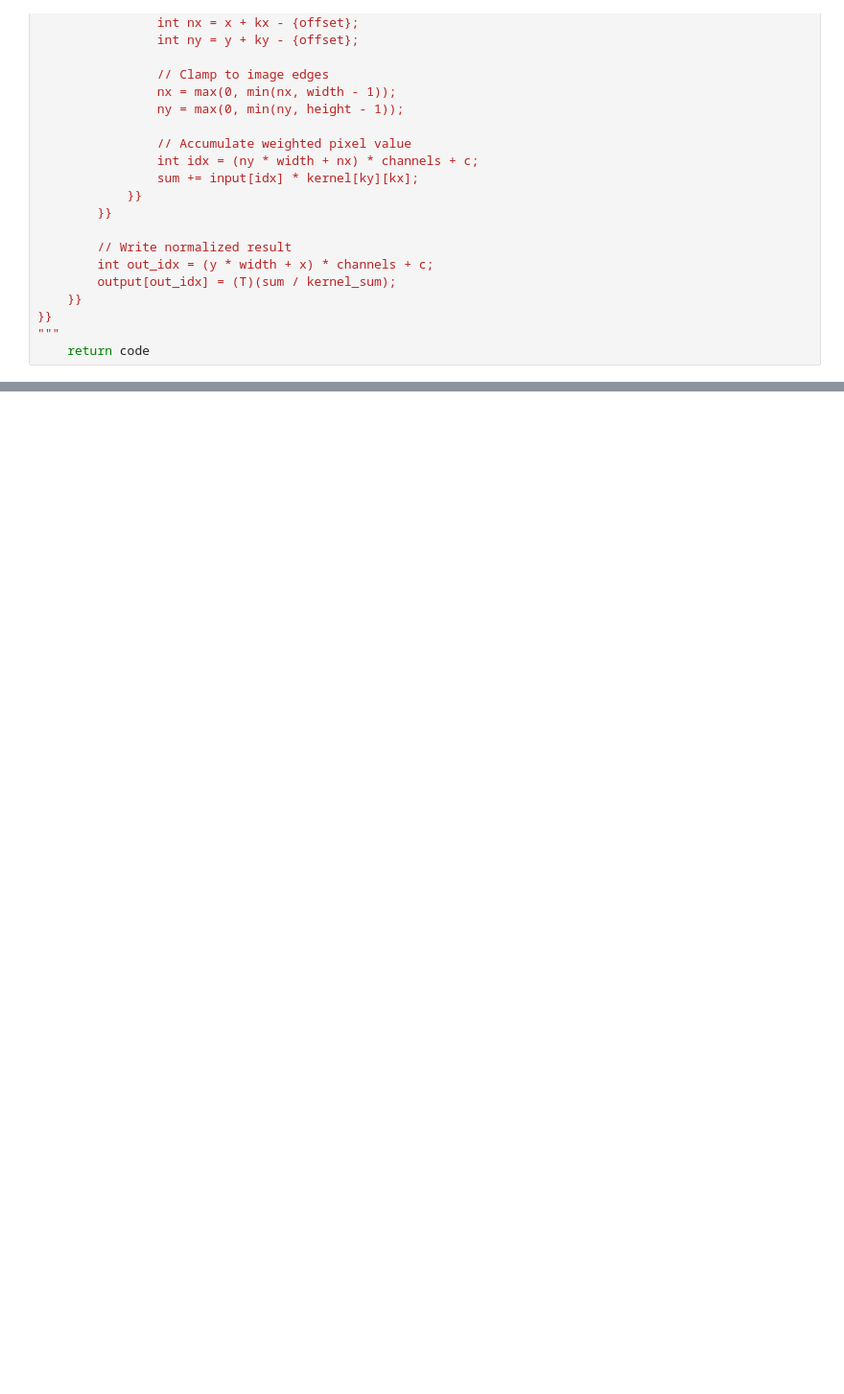
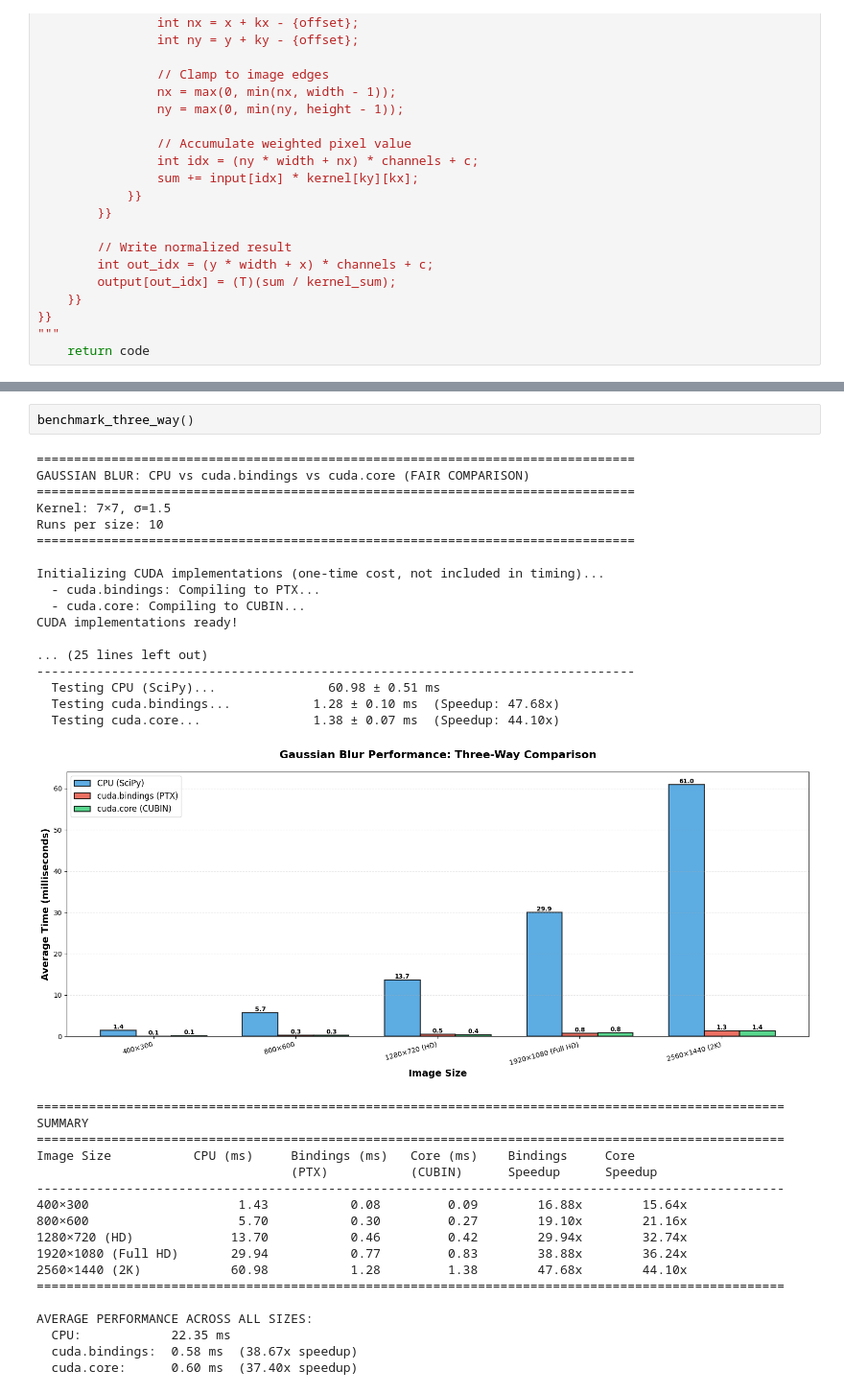
Before and after one commit to hinsonan/hinsonan.github.io, a Jupyter notebook: code_examples/python_and_cuda/cuda-gaussian-blur.ipynb, the cells around one changed output, grey strips where cells are left out. Shown: that part at 96% size. Drawn from its saved outputs; the diff is of its cells as text; blank space fills up the shorter version.

```diff
--- a/code_examples/python_and_cuda/cuda-gaussian-blur.ipynb
+++ b/code_examples/python_and_cuda/cuda-gaussian-blur.ipynb
@@ -2091,0 +2666,38 @@ Gaussian Blur Complete!
+# %%
+benchmark_three_way()
+# %% [output]
+================================================================================
+GAUSSIAN BLUR: CPU vs cuda.bindings vs cuda.core (FAIR COMPARISON)
+================================================================================
+Kernel: 7×7, σ=1.5
+Runs per size: 10
+================================================================================
+
+Initializing CUDA implementations (one-time cost, not included in timing)...
+  - cuda.bindings: Compiling to PTX...
+  - cuda.core: Compiling to CUBIN...
+CUDA implementations ready!
+
+... (25 lines left out)
+--------------------------------------------------------------------------------
+  Testing CPU (SciPy)...               60.98 ± 0.51 ms
+  Testing cuda.bindings...           1.28 ± 0.10 ms  (Speedup: 47.68x)
+  Testing cuda.core...               1.38 ± 0.07 ms  (Speedup: 44.10x)
+[figure, added]
+====================================================================================================
+SUMMARY
+====================================================================================================
+Image Size           CPU (ms)     Bindings (ms)   Core (ms)    Bindings     Core
+                                  (PTX)           (CUBIN)      Speedup      Speedup
+----------------------------------------------------------------------------------------------------
+400×300                    1.43           0.08         0.09        16.88x        15.64x
+800×600                    5.70           0.30         0.27        19.10x        21.16x
+1280×720 (HD)             13.70           0.46         0.42        29.94x        32.74x
+1920×1080 (Full HD)       29.94           0.77         0.83        38.88x        36.24x
+2560×1440 (2K)            60.98           1.28         1.38        47.68x        44.10x
+====================================================================================================
+
+AVERAGE PERFORMANCE ACROSS ALL SIZES:
+  CPU:            22.35 ms
+  cuda.bindings:  0.58 ms  (38.67x speedup)
+  cuda.core:      0.60 ms  (37.40x speedup)
```
Also changed, not shown: parts of 7 cells of this notebook, 1 other file.
